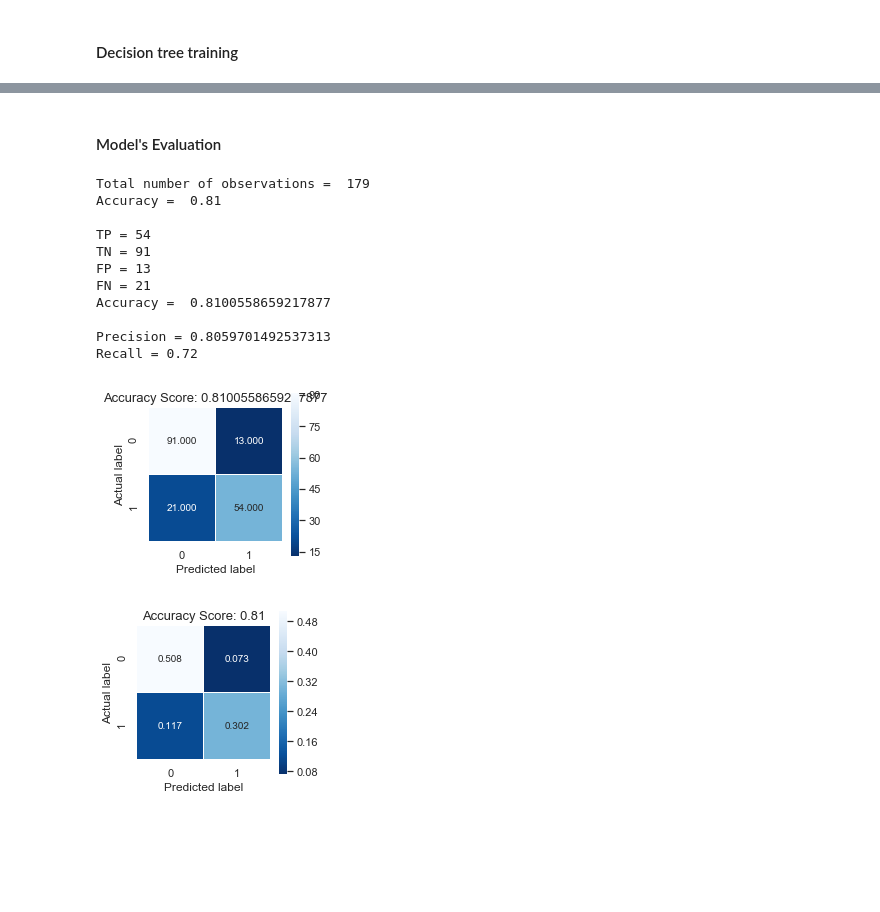
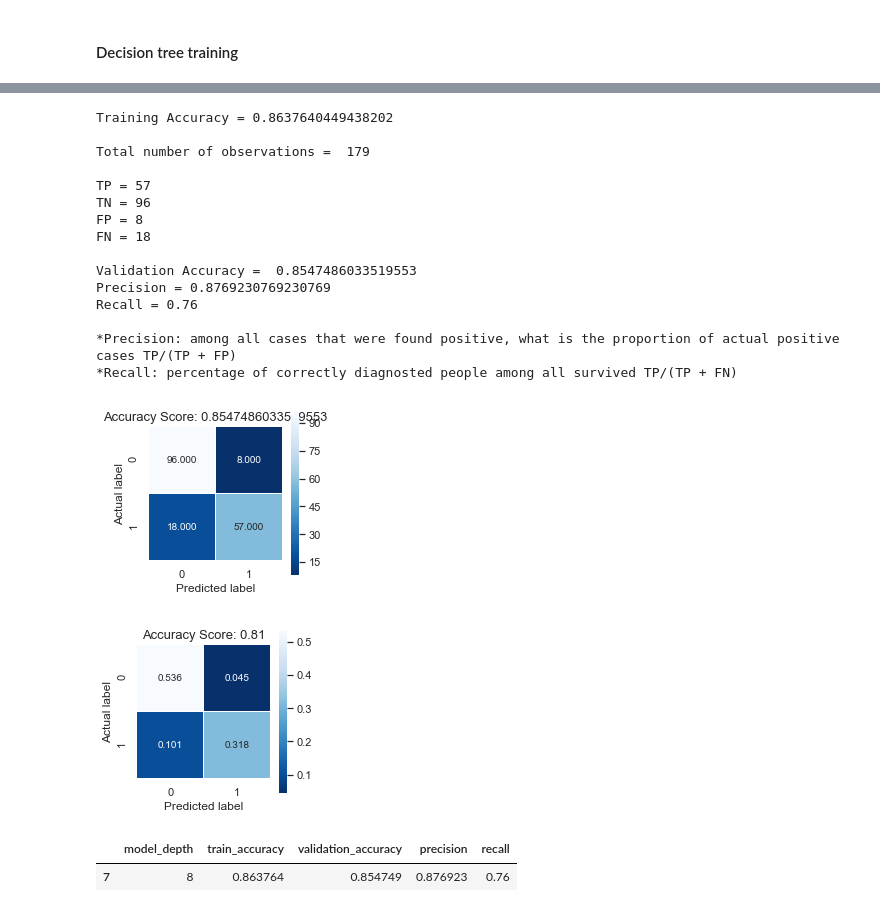
Before and after one commit to innkka/ML_Projects, a Jupyter notebook: Titanic_Classifiers.ipynb, the cells around one changed output, grey strips where cells are left out. Saved outputs shown, nothing was run; the diff lists cells and outputs as text; code cells hidden in the pictures; blank space fills up the shorter version.

Commit message:
find the best parameters for decision tree classifier

```diff
--- a/Titanic_Classifiers.ipynb
+++ b/Titanic_Classifiers.ipynb
@@ -458,0 +468,5 @@ Recall = 0.7066666666666667
+# %%
+# Hyperparameters
+num_of_models = 18
+# %%
+param_dict = {'model_depth': [], 'train_accuracy': [], 'validation_accuracy': [], 'precision': [], 'recall': []}
@@ -458,0 +566,6 @@ Recall = 0.7066666666666667
+# %%
+max_validation_acc = param_dict_df.validation_accuracy.max()
+best_model_params = param_dict_df.loc[param_dict_df.validation_accuracy == max_validation_acc]
+best_model_complexity = best_model_params.model_depth.max()
+best_model_params
+best_model_complexity
@@ -459,3 +576,4 @@ Recall = 0.7066666666666667
 # %%
-model_tree = DecisionTreeClassifier(criterion = "entropy", random_state = 100,
-                               max_depth = 3, min_samples_leaf = 5).fit(x_train, y_train)
+best_model = DecisionTreeClassifier(criterion = "entropy", random_state = 100,
+                               max_depth = best_model_complexity, min_samples_leaf = 5,
+                                    min_samples_split = 10).fit(x_train, y_train)
@@ -506,23 +580,33 @@ y_predicted = model_tree.predict(x_test)
-# %% [markdown]
-#### Model's Evaluation
 # %%
 # Measuring Model Performance
-[acc, confusion_mat] = accuracy_confusion_mat(model_tree, x_test, y_test, y_predicted)
+y_predicted = best_model.predict(x_test)
+
+training_errors(best_model, x_train, y_train)
+[acc, confusion_mat] = accuracy_confusion_mat(best_model, x_test, y_test, y_predicted)
 confusion_plt(confusion_mat, acc)
 confusion_perc_plt(confusion_matrix, acc_score)
 [TP, TN, FP, FN, accuracy] = errors(confusion_mat)
 precision, recall = precision_recall(TP, TN, FP, FN)
 # %% [output]
+Training Accuracy = 0.8637640449438202
+
 Total number of observations =  179
-Accuracy =  0.81
 
-TP = 54
-TN = 91
-FP = 13
-FN = 21
-Accuracy =  0.8100558659217877
+TP = 57
+TN = 96
+FP = 8
+FN = 18
 
-Precision = 0.8059701492537313
-Recall = 0.72
+Validation Accuracy =  0.8547486033519553
+Precision = 0.8769230769230769
+Recall = 0.76
+
+*Precision: among all cases that were found positive, what is the proportion of actual positive cases TP/(TP + FP)
+*Recall: percentage of correctly diagnosted people among all survived TP/(TP + FN)
-[figure, old version]
+[figure, new version]
-[figure, old version]
+[figure, new version]
+# %%
+best_model_params
+# %% [output]
+|  | model_depth | train_accuracy | validation_accuracy | precision | recall |
+| 7 | 8 | 0.863764 | 0.854749 | 0.876923 | 0.76 |
```
Also changed, not shown: parts of 20 cells of this notebook.
